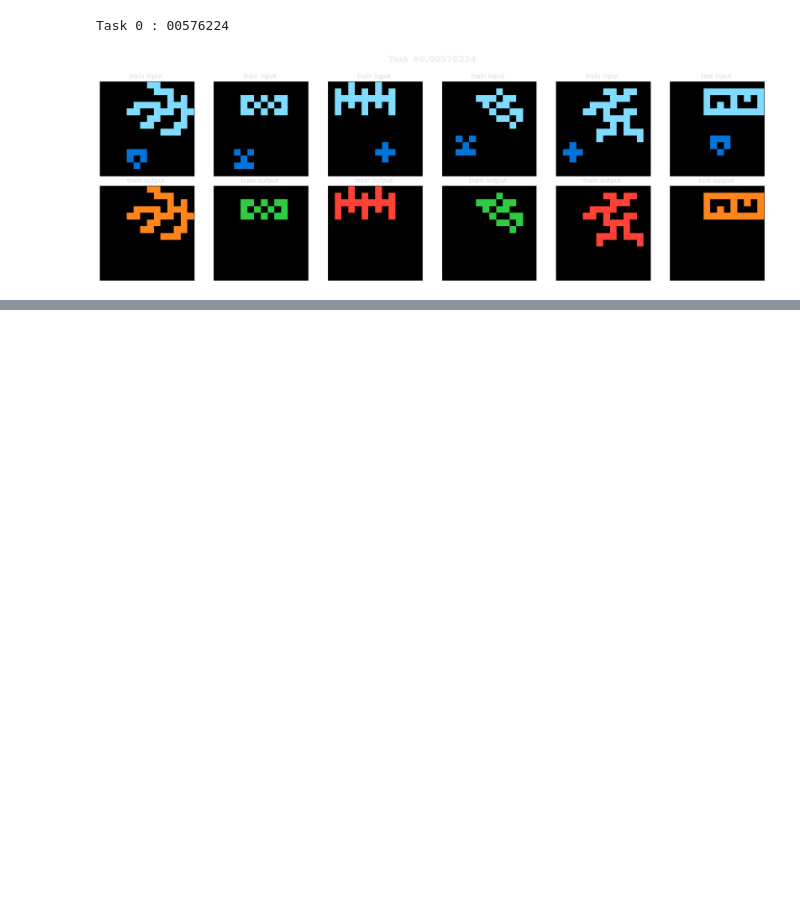
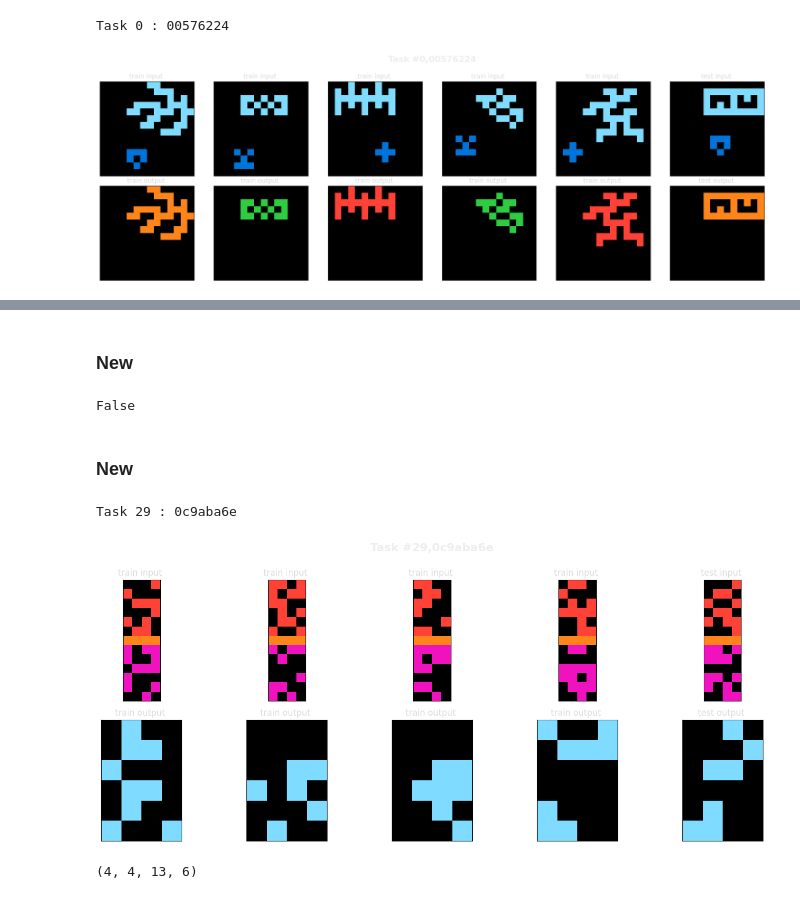
Before and after one commit to ZeroDTE/Arc_Prize, a Jupyter notebook: taks_visual.ipynb, the cells around one changed output, grey strips where cells are left out. Drawn from its saved outputs; the diff is of its cells as text; code cells hidden in the pictures; blank space fills up the shorter version.

```diff
--- a/taks_visual.ipynb
+++ b/taks_visual.ipynb
@@ -215,0 +261,11 @@ Task 0 : 00576224
+# %%
+def get_objects(task) :
+    x,y = [], []
+
+    for i in task["train"] :
+        x.append(np.array(i["input"]))
+        y.append(np.array(i["output"]))
+
+    return x,y
+# %% [markdown]
+### New
@@ -215,0 +281,10 @@ Task 0 : 00576224
+# %%
+def isSameSizeInOut(task):
+    return all([np.shape(x)==np.shape(y) for x, y in zip(*get_objects(task))])
+
+
+isSameSizeInOut(task1)
+# %% [output]
+False
+# %% [markdown]
+### New
@@ -215,0 +300,34 @@ Task 0 : 00576224
+# %%
+
+
+def widthIn(task):
+
+    for x, y in zip(*get_objects(task)):
+
+        s=  np.shape(x)[1]
+    return s
+
+
+def widthOut(task):
+    for x, y in zip(*get_objects(task)):
+        s = np.shape(y)[1]
+    return s
+
+def heightIn(task):
+    for x, y in zip(*get_objects(task)):
+        h = np.shape(x)[0]
+    return h
+
+def heightOut(task):
+    for x, y in zip(*get_objects(task)):
+        h = np.shape(y)[0]
+    return h
+# %%
+i = 29
+task1 = fast_task(i)
+fastPlot(i)
+widthIn(task1),widthOut(task1),heightIn(task1),heightOut(task1)
+# %% [output]
+Task 29 : 0c9aba6e
+[figure, added]
+(4, 4, 13, 6)
```
Also changed, not shown: parts of 8 cells of this notebook.
